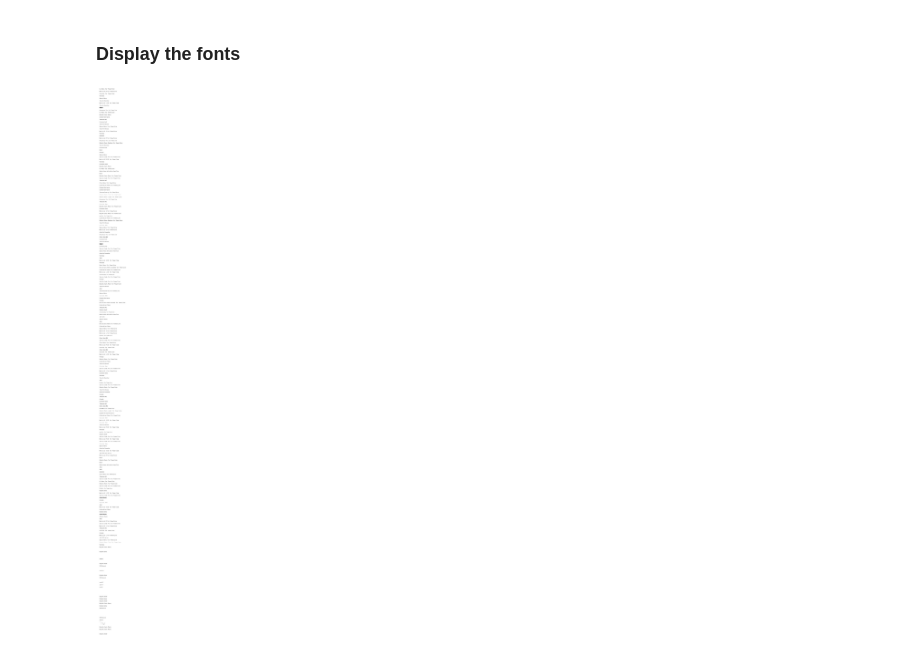
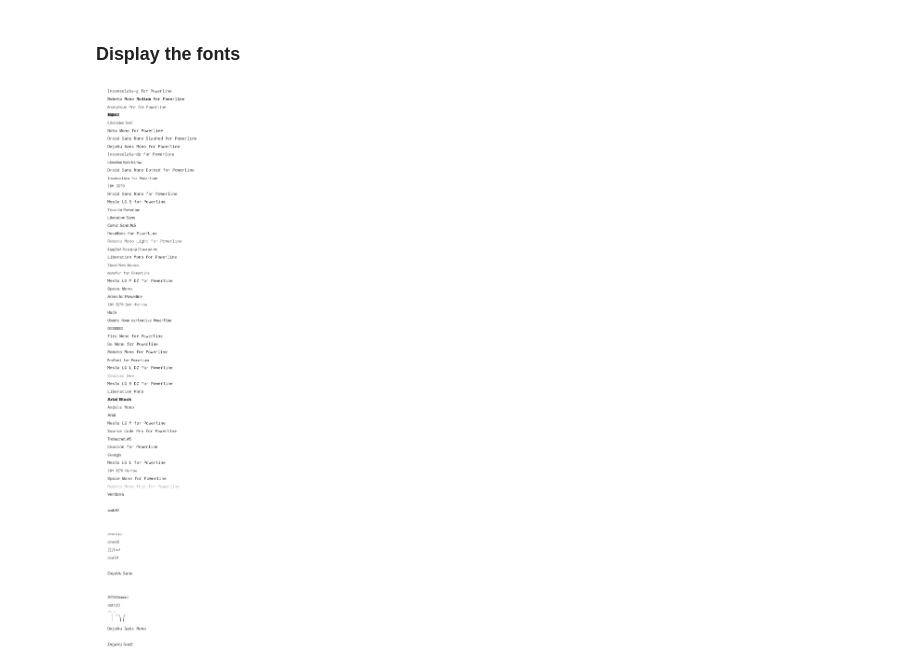
Before and after one commit to ismaelcv/skeleton, a Jupyter notebook: notebooks/font_display.ipynb, the cells around one changed output. Drawn from its saved outputs; the diff is of its cells as text; code cells hidden in the pictures.

```diff
--- a/notebooks/font_display.ipynb
+++ b/notebooks/font_display.ipynb
@@ -7,23 +8,24 @@ import matplotlib
 ### Display the fonts
 # %%
 fonts = [f.name for f in matplotlib.font_manager.fontManager.ttflist]
+fonts = pd.Series(fonts).unique()
 
 plt.figure(figsize=(10,10))
 
 for i,font in enumerate(fonts):
 
     plt.text( 1 , i*0.8, font, fontdict={'size':22, 'alpha':0.8, "fontfamily":font}, color='black', ha= 'left',label='_nolegend_');
 
 plt.ylim(0,10)
 plt.xlim(0,10)
 
 
 # Remove contour
 plt.gca().spines["left"].set_visible(False)
 plt.gca().spines["right"].set_visible(False)
 plt.gca().spines["bottom"].set_visible(False)
 plt.gca().spines["top"].set_visible(False)
 plt.gca().xaxis.set_visible(False)
 plt.gca().yaxis.set_visible(False)
 # %% [output]
-[figure, old version]
+[figure, new version]
```
Also changed, not shown: parts of 2 cells of this notebook, 2 other files.
